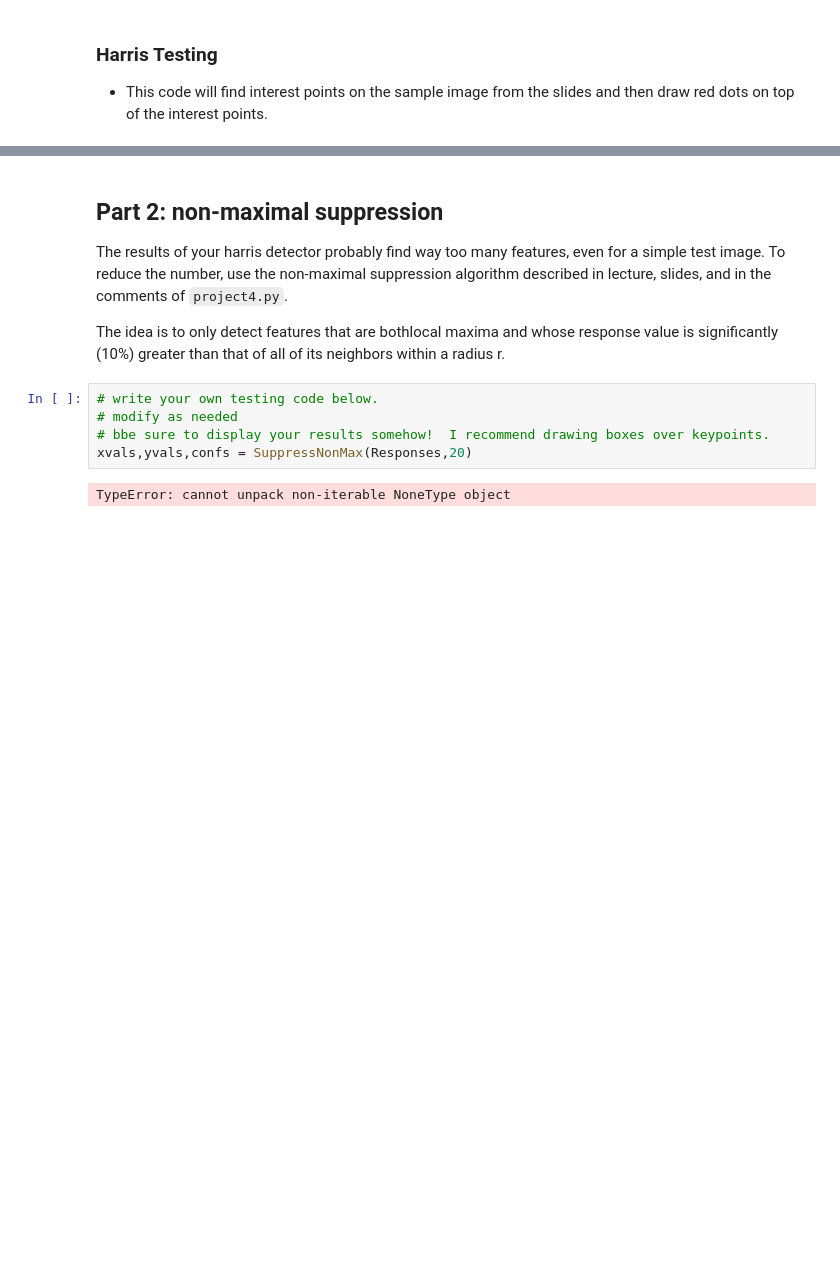
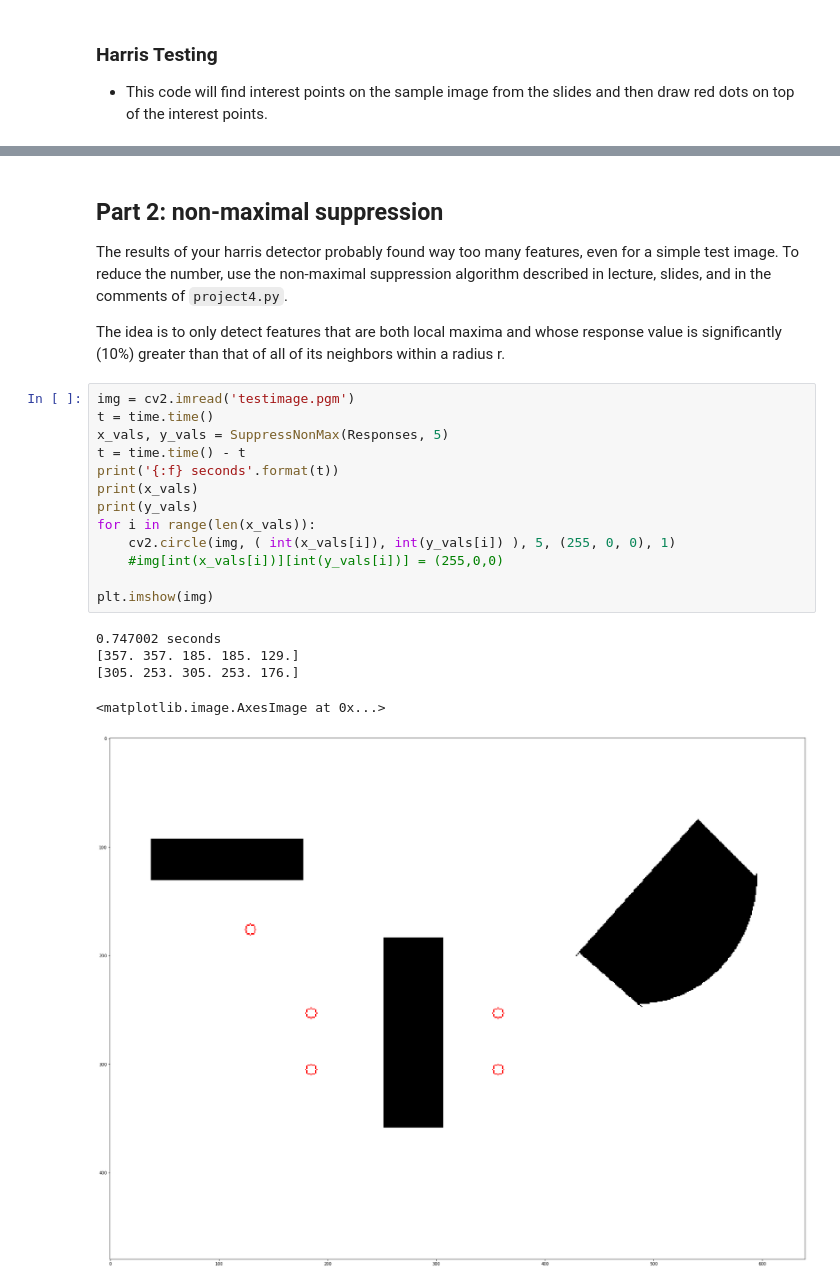
Before and after one commit to chododom/Computer-Vision, a Jupyter notebook: project4/Project-4-Harris.ipynb, the cells around one changed output, grey strips where cells are left out. Cells and saved outputs as stored; diff of their text form; blank space fills up the shorter version.

Commit message:
Non max suppression seems to work, but visualization draws circles wrong (when drawing just pixels, it's fine)

```diff
--- a/project4/Project-4-Harris.ipynb
+++ b/project4/Project-4-Harris.ipynb
@@ -58,13 +68,25 @@ plt.imshow(img)
 # %% [markdown]
 ## Part 2: non-maximal suppression
 
-The results of your harris detector probably find way too many features, even for a simple test image.  To reduce the number, use the non-maximal suppression algorithm described in lecture, slides, and in the comments of `project4.py`.
+The results of your harris detector probably found way too many features, even for a simple test image.  To reduce the number, use the non-maximal suppression algorithm described in lecture, slides, and in the comments of `project4.py`.
 
-The idea is to only detect features that are bothlocal maxima and whose response value is significantly (10%)   greater than that of all of its neighbors within a radius r.
+The idea is to only detect features that are both local maxima and whose response value is significantly (10%)   greater than that of all of its neighbors within a radius r.
-# %%
-# write your own testing code below.
-# modify as needed
-# bbe sure to display your results somehow!  I recommend drawing boxes over keypoints.
-xvals,yvals,confs = SuppressNonMax(Responses,20)
-# %% [output]
-TypeError: cannot unpack non-iterable NoneType object
+# %%
+img = cv2.imread('testimage.pgm')
+t = time.time()
+x_vals, y_vals = SuppressNonMax(Responses, 5)
+t = time.time() - t
+print('{:f} seconds'.format(t))
+print(x_vals)
+print(y_vals)
+for i in range(len(x_vals)):
+    cv2.circle(img, ( int(x_vals[i]), int(y_vals[i]) ), 5, (255, 0, 0), 1)
+    #img[int(x_vals[i])][int(y_vals[i])] = (255,0,0)
+
+plt.imshow(img)
+# %% [output]
+0.747002 seconds
+[357. 357. 185. 185. 129.]
+[305. 253. 305. 253. 176.]
+<matplotlib.image.AxesImage at 0x...>
+[figure, added]
```
Also changed, not shown: parts of 1 cell of this notebook, 1 other file.
